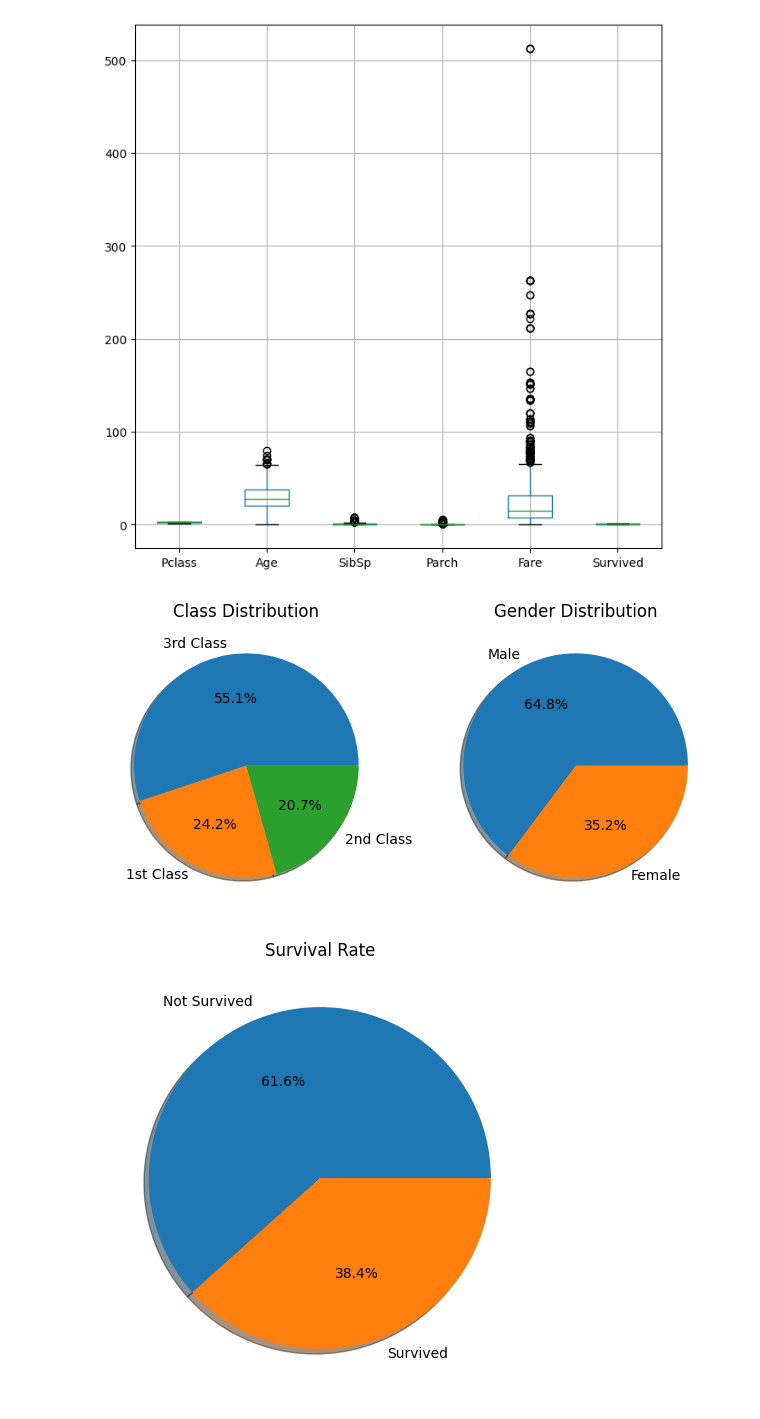
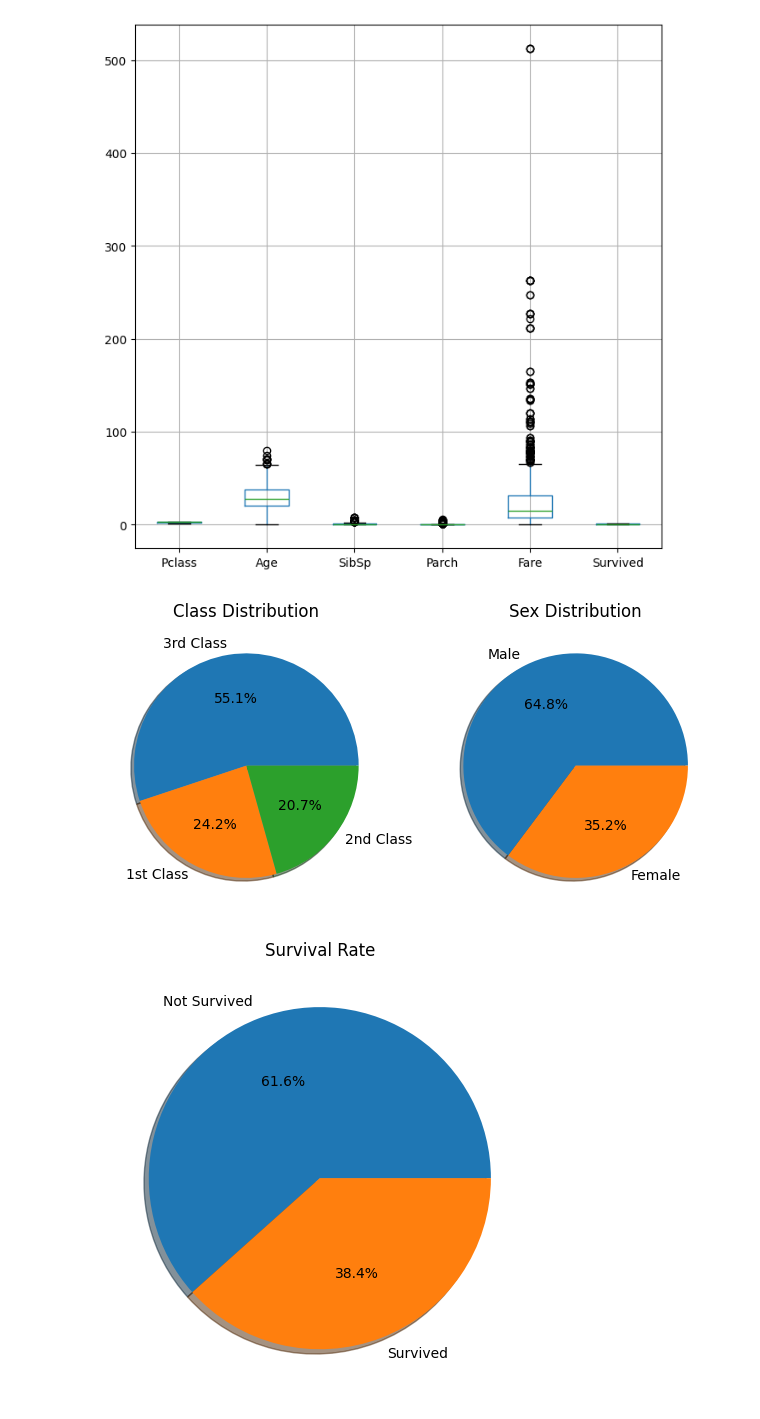
Before and after one commit to pkdc/titanic-survival-prediction, a Jupyter notebook: notebook/titanic.ipynb, the cells around one changed output. Cells and saved outputs as stored; diff of their text form; code cells hidden in the pictures.

```diff
--- a/notebook/titanic.ipynb
+++ b/notebook/titanic.ipynb
@@ -97,35 +98,35 @@ plt.savefig('../figures/boxplot.jpeg')
 # %%
 fig, ax = plt.subplots(1,2)
 
 pclass_count = train_data['Pclass'].value_counts()
 
 ax[0].pie(pclass_count, labels=['3rd Class', '1st Class', '2nd Class'], autopct='%1.1f%%', shadow=True)
 ax[0].set_title('Class Distribution')
 pclass_count
 
 sex_count = train_data['Sex'].value_counts()
 
 ax[1].pie(sex_count, labels=['Male', 'Female'], autopct='%1.1f%%', shadow=True)
-ax[1].set_title('Gender Distribution')
+ax[1].set_title('Sex Distribution')
 sex_count
 
 # sibsp_count = train_data['SibSp'].value_counts()
 
 # ax[1][1].bar(sibsp_count.index, sibsp_count.values)
 # ax[1][1].set_title('Siblings/Spouse Distribution')
 # sibsp_count
 
 
 # parch_count = train_data['Parch'].value_counts()
 
 # ax[2][0].bar(parch_count.index, parch_count.values)
 # ax[2][0].set_title('Parent/Children Distribution')
 # parch_count
 
 plt.tight_layout()
-plt.savefig('../figures/pclass_and_gender.jpeg')
+plt.savefig('../figures/pclass_and_sex.jpeg')
 # %% [output]
-[figure, old version]
+[figure, new version]
 # %%
 fig, ax = plt.subplots()
 
```
Also changed, not shown: parts of 12 cells of this notebook, 2 other files.
